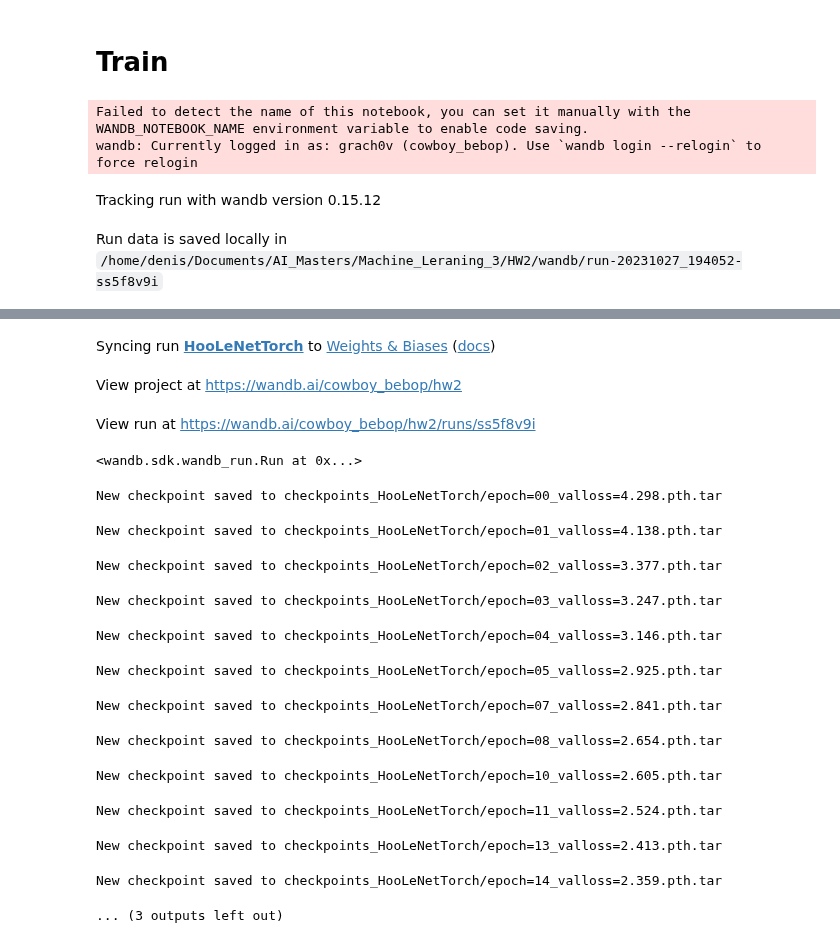
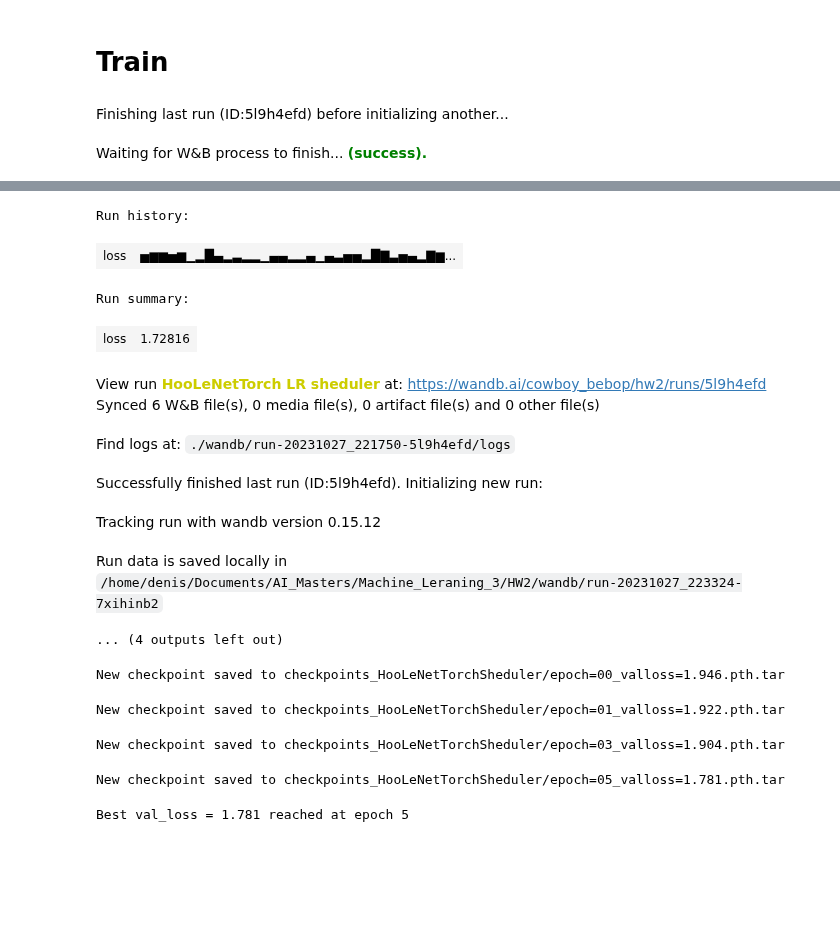
Before and after one commit to grach0v/AI_Masters, a Jupyter notebook: Machine_Leraning_3/HW2/experiments.ipynb, the cells around one changed output, grey strips where cells are left out. Saved outputs shown, nothing was run; the diff lists cells and outputs as text; code cells hidden in the pictures; blank space fills up the shorter version.

Commit message:
sheduler

```diff
--- a/Machine_Leraning_3/HW2/experiments.ipynb
+++ b/Machine_Leraning_3/HW2/experiments.ipynb
@@ -154,23 +96,21 @@ tensor([[-0.1151, -0.0124,  0.2607,  ...,  0.0035, -0.0752, -0.1208],
 import wandb
 
 config = {
-    "learning_rate": 3e-3,
+    "learning_rate": 1e-3,
     "weight_decay": 0.05,
     "batch_size": 128,
-    "num_epochs": 25,
+    "num_epochs": 10,
     "optimizer": torch.optim.AdamW,
 }
 
 wandb.init(
     # set the wandb project where this run will be logged
     project="hw2",
-    name="HooLeNetTorch",
+    name="HooLeNetTorch LR sheduler",
     reinit=True,
     # track hyperparameters and run metadata
     config=config,
 )
 # %% [output]
-Failed to detect the name of this notebook, you can set it manually with the WANDB_NOTEBOOK_NAME environment variable to enable code saving.
-wandb: Currently logged in as: grach0v (cowboy_bebop). Use `wandb login --relogin` to force relogin
-Tracking run with wandb version 0.15.12
+Finishing last run (ID:5l9h4efd) before initializing another...
-Run data is saved locally in /home/denis/Documents/AI_Masters/Machine_Leraning_3/HW2/wandb/run-20231027_194052-ss5f8v9i
+Waiting for W&B process to finish... (success).
@@ -177,7 +118,14 @@ Run data is saved locally in /home/denis/Documents/AI_Masters/Machine_Leraning_3
+Run history:
+| loss | ▅▆▆▅▆▁▂█▄▂▃▂▂▁▄▄▂▂▄▁▄▃▅▅▂█▇▃▅▄▂▇▆... |
+Run summary:
+| loss | 1.72816 |
-Syncing run HooLeNetTorch to Weights & Biases (docs)
+View run HooLeNetTorch LR sheduler at: https://wandb.ai/cowboy_bebop/hw2/runs/5l9h4efd
+Synced 6 W&B file(s), 0 media file(s), 0 artifact file(s) and 0 other file(s)
-View project at https://wandb.ai/cowboy_bebop/hw2
+Find logs at: ./wandb/run-20231027_221750-5l9h4efd/logs
-View run at https://wandb.ai/cowboy_bebop/hw2/runs/ss5f8v9i
+Successfully finished last run (ID:5l9h4efd). Initializing new run:
-<wandb.sdk.wandb_run.Run at 0x...>
+Tracking run with wandb version 0.15.12
+Run data is saved locally in /home/denis/Documents/AI_Masters/Machine_Leraning_3/HW2/wandb/run-20231027_223324-7xihinb2
+... (4 outputs left out)
 # %%
 def tensor_to_image(tensor, mean=(0.5, 0.5, 0.5), std=(0.25, 0.25, 0.25)):
     # mean, std ->
@@ -334,24 +292,17 @@ train_losses_baseline, val_losses_baseline, best_val_loss_baseline, cnn_baseline
     val_loader,
     loss_fn,
     optimizer,
+    sheduler,
     config["num_epochs"],
     device,
-    "checkpoints_HooLeNetTorch",
+    "checkpoints_HooLeNetTorchSheduler",
 )
 # %% [output]
-New checkpoint saved to checkpoints_HooLeNetTorch/epoch=00_valloss=4.298.pth.tar
+New checkpoint saved to checkpoints_HooLeNetTorchSheduler/epoch=00_valloss=1.946.pth.tar
-New checkpoint saved to checkpoints_HooLeNetTorch/epoch=01_valloss=4.138.pth.tar
+New checkpoint saved to checkpoints_HooLeNetTorchSheduler/epoch=01_valloss=1.922.pth.tar
-New checkpoint saved to checkpoints_HooLeNetTorch/epoch=02_valloss=3.377.pth.tar
+New checkpoint saved to checkpoints_HooLeNetTorchSheduler/epoch=03_valloss=1.904.pth.tar
-New checkpoint saved to checkpoints_HooLeNetTorch/epoch=03_valloss=3.247.pth.tar
+New checkpoint saved to checkpoints_HooLeNetTorchSheduler/epoch=05_valloss=1.781.pth.tar
-New checkpoint saved to checkpoints_HooLeNetTorch/epoch=04_valloss=3.146.pth.tar
+Best val_loss = 1.781 reached at epoch 5
-New checkpoint saved to checkpoints_HooLeNetTorch/epoch=05_valloss=2.925.pth.tar
-New checkpoint saved to checkpoints_HooLeNetTorch/epoch=07_valloss=2.841.pth.tar
-New checkpoint saved to checkpoints_HooLeNetTorch/epoch=08_valloss=2.654.pth.tar
-New checkpoint saved to checkpoints_HooLeNetTorch/epoch=10_valloss=2.605.pth.tar
-New checkpoint saved to checkpoints_HooLeNetTorch/epoch=11_valloss=2.524.pth.tar
-New checkpoint saved to checkpoints_HooLeNetTorch/epoch=13_valloss=2.413.pth.tar
-New checkpoint saved to checkpoints_HooLeNetTorch/epoch=14_valloss=2.359.pth.tar
-... (3 outputs left out)
 # %%
 def plot_losses(train_losses, val_losses, title):
     plt.figure(figsize=(12, 5))
```
Also changed, not shown: parts of 24 cells of this notebook.
